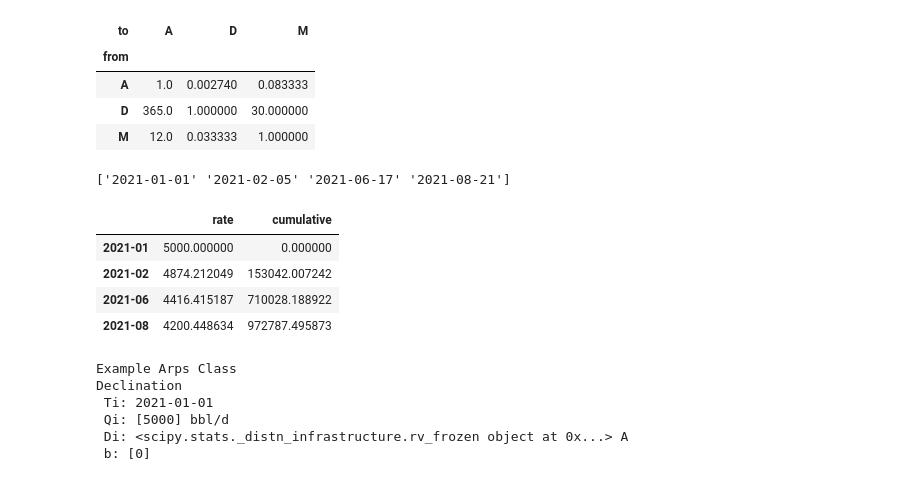
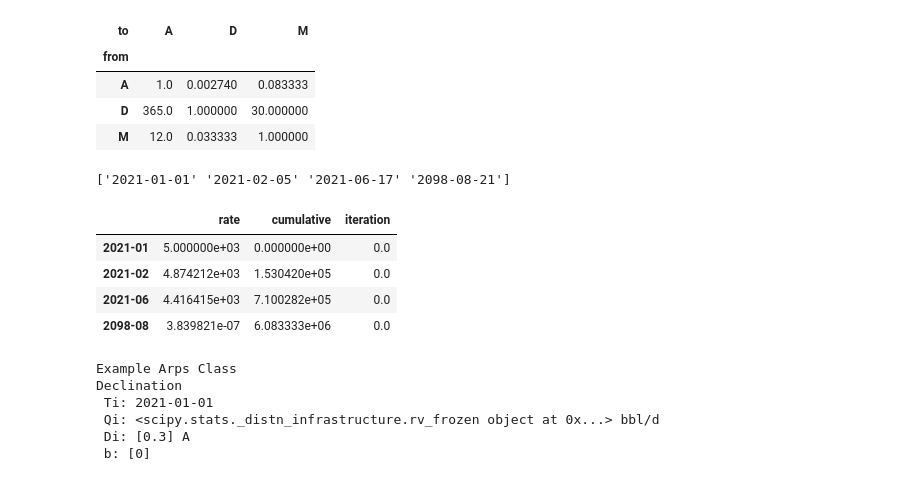
Before and after one commit to scuervo91/dcapy, a Jupyter notebook: examples/Arps_basic_dca.ipynb, the cells around one changed output. Saved outputs shown, nothing was run; the diff lists cells and outputs as text; code cells hidden in the pictures.

Commit message:
Add probabilistic forecast

```diff
--- a/examples/Arps_basic_dca.ipynb
+++ b/examples/Arps_basic_dca.ipynb
@@ -326,21 +329,21 @@ dca.time_converter_matrix
 | D | 365.0 | 1.000000 | 30.000000 |
 | M | 12.0 | 0.033333 | 1.000000 |
 # %%
-times = np.array([date(2021,1,1), date(2021,2,5), date(2021,6,17),date(2021,8,21)], dtype='datetime64')
+times = np.array([date(2021,1,1), date(2021,2,5), date(2021,6,17),date(2098,8,21)], dtype='datetime64')
 print(times)
 dc1.forecast(time_list=times)
 # %% [output]
-['2021-01-01' '2021-02-05' '2021-06-17' '2021-08-21']
+['2021-01-01' '2021-02-05' '2021-06-17' '2098-08-21']
-|  | rate | cumulative |
-| 2021-01 | 5000.000000 | 0.000000 |
-| 2021-02 | 4874.212049 | 153042.007242 |
-| 2021-06 | 4416.415187 | 710028.188922 |
-| 2021-08 | 4200.448634 | 972787.495873 |
+|  | rate | cumulative | iteration |
+| 2021-01 | 5.000000e+03 | 0.000000e+00 | 0.0 |
+| 2021-02 | 4.874212e+03 | 1.530420e+05 | 0.0 |
+| 2021-06 | 4.416415e+03 | 7.100282e+05 | 0.0 |
+| 2098-08 | 3.839821e-07 | 6.083333e+06 | 0.0 |
 # %%
-print('Example Arps Class')
+print('Example Arps Class with probabilistic methods')
 #print(dca.time_converter_matrix)
-qi = 5000
-di = stats.norm(loc=0.3,scale=0.2)
+qi = stats.norm(loc=5000,scale=500)
+di = 0.3
 b = 0
 ti = date(2021,1,1)
 di_f = 'A'
@@ -350,6 +353,6 @@ print(dc2)
 Example Arps Class
 Declination
  Ti: 2021-01-01
- Qi: [5000] bbl/d
- Di: <scipy.stats._distn_infrastructure.rv_frozen object at 0x...> A
+ Qi: <scipy.stats._distn_infrastructure.rv_frozen object at 0x...> bbl/d
+ Di: [0.3] A
  b: [0]
```
Also changed, not shown: parts of 23 cells of this notebook, 1 other file.
